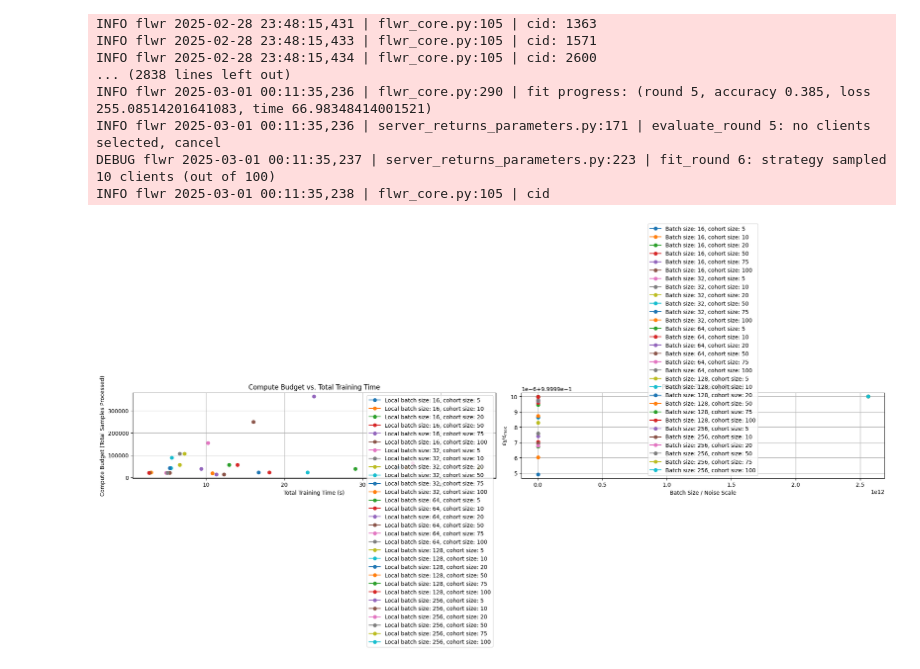
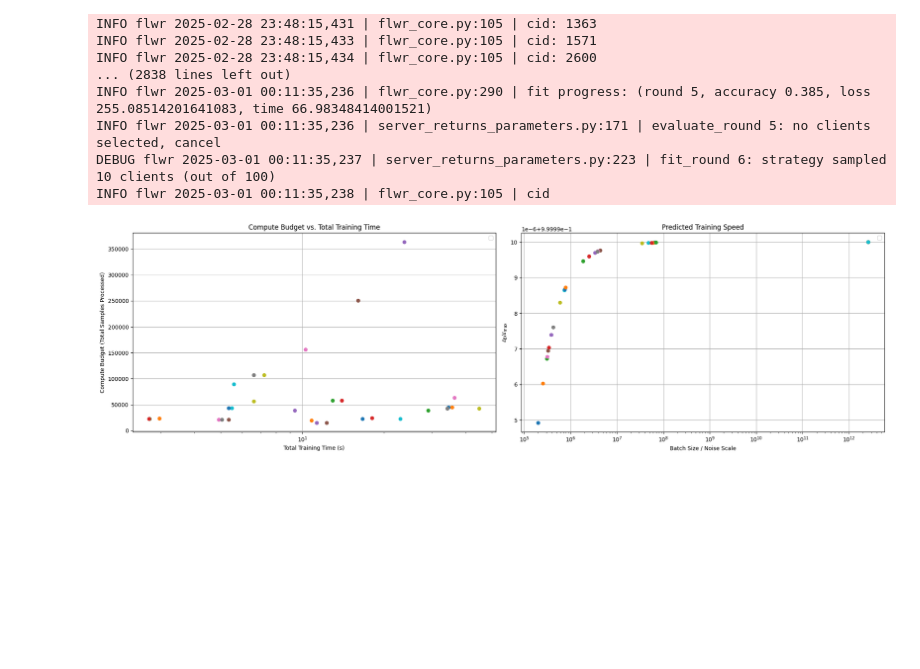
Before and after one commit to Lourencom/L361-FL-project, a Jupyter notebook: main.ipynb, the cells around one changed output. Cells and saved outputs as stored; diff of their text form; code cells hidden in the pictures; blank space fills up the shorter version.

```diff
--- a/main.ipynb
+++ b/main.ipynb
@@ -440,7 +446,9 @@ for batch_size, params, hist in total_batch_results:
     axes[0].plot(cumulative_time, total_samples, marker='o', label=f"Local batch size: {batch_size}")
 
 axes[0].set_xlabel("Total Training Time (s)")
+axes[0].set_xscale('log')
 axes[0].set_ylabel("Compute Budget (Total Samples Processed)")
+axes[0].set_yscale('log')
 axes[0].set_title("Compute Budget vs. Total Training Time")
 axes[0].legend()
 axes[0].grid(True)
@@ -460,7 +468,9 @@ for batch_size, params, hist in total_batch_results:
     axes[1].plot(x_axis, y_axis, marker='o', label=f"Batch size: {batch_size}")
 
 axes[1].set_xlabel("Batch Size / Noise Scale")
+axes[1].set_xscale('log')
 axes[1].set_ylabel(fr"${{\epsilon_\text{{B}}}} / {{\epsilon_\text{{max}}}}$")
+axes[1].set_yscale('log')
 axes[1].set_title("Predicted Training Speed")
 axes[1].legend()
 axes[1].grid(True)
@@ -544,6 +556,10 @@ INFO flwr 2025-02-28 22:28:56,097 | app.py:254 | app_fit: metrics_centralized {'
 # %%
 for cohort_size, parameters, hist in total_cohort_results:
     save_federated_experiment(f"federated_cohort_results_{cohort_size}.pkl", cohort_size, parameters, hist)
+# %%
+total_cohort_results = []
+for cohort_size in cohort_sizes:
+    total_cohort_results.append(load_federated_experiment(f"recent_correct_exps/federated_cohort_results_{cohort_size}.pkl"))
 # %%
 fig, axes = plt.subplots(1, 2, figsize=(20, 6))
 # Bottom-left: Compute Budget vs Training Time
@@ -563,7 +579,9 @@ for cohort_size, params, hist in total_cohort_results:
     axes[0].plot(cumulative_time, total_samples, marker='o', label=f"Local cohort size: {cohort_size}")
 
 axes[0].set_xlabel("Total Training Time (s)")
+axes[0].set_xscale('log')
 axes[0].set_ylabel("Compute Budget (Total Samples Processed)")
+axes[0].set_yscale('log')
 axes[0].set_title("Compute Budget vs. Total Training Time")
 axes[0].legend()
 axes[0].grid(True)
@@ -583,7 +601,9 @@ for cohort_size, params, hist in total_cohort_results:
     axes[1].plot(x_axis, y_axis, marker='o', label=f"Cohort size: {cohort_size}")
 
 axes[1].set_xlabel("Cohort Size / Noise Scale")
+axes[1].set_xscale('log')
 axes[1].set_ylabel(fr"${{\epsilon_\text{{B}}}} / {{\epsilon_\text{{max}}}}$")
+axes[1].set_yscale('log')
 axes[1].set_title("Predicted Training Speed")
 axes[1].legend()
 axes[1].grid(True)
@@ -626,7 +646,7 @@ for cohort_size, params, hist in total_cohort_results:
 total_mixed_results = []
 
 for batch_size, cohort_size in itertools.product(experiment_batch_sizes, cohort_sizes):
-    filename = f"federated_mixed_results_{batch_size}_{cohort_size}.pkl"
+    filename = f"recent_correct_exps/federated_mixed_results_{batch_size}_{cohort_size}.pkl"
     with open(filename, 'rb') as f:  # Note: 'rb' for binary read mode
         results_dict = pickle.load(f)
     results = (results_dict['batch_size'], results_dict['cohort_size'], results_dict['parameters_for_each_round'], results_dict['history'])
@@ -703,38 +723,42 @@ for batch_size, cohort_size, params, hist in total_mixed_results:
 
     cumulative_time = np.sum(times)
     total_samples = np.sum(samples)
-    axes[0].plot(cumulative_time, total_samples, marker='o', label=f"Local batch size: {batch_size}, cohort size: {cohort_size}")
+    axes[0].plot(cumulative_time, total_samples, marker='o')#, label=f"Local batch size: {batch_size}, cohort size: {cohort_size}")
 
 axes[0].set_xlabel("Total Training Time (s)")
+axes[0].set_xscale('log')
 axes[0].set_ylabel("Compute Budget (Total Samples Processed)")
 axes[0].set_title("Compute Budget vs. Total Training Time")
 axes[0].legend()
 axes[0].grid(True)
 
 # Bottom-right: Noise Scale Analysis
 for batch_size, cohort_size, params, hist in total_mixed_results:
     noise_scales = []
     for round_idx, round_metrics in hist.metrics_distributed_fit['noise_scale']:
         round_noise_scales = [ns for _, ns in round_metrics['all']]
         noise_scale = np.mean(round_noise_scales)
         noise_scales.append(noise_scale)
 
     avg_noise_scale = np.mean(noise_scales)
     x_axis = batch_size / (avg_noise_scale + 1e-10)
     y_axis = 1 / (1 + (avg_noise_scale / batch_size))
 
-    axes[1].plot(x_axis, y_axis, marker='o', label=f"Batch size: {batch_size}, cohort size: {cohort_size}")
+    axes[1].plot(x_axis, y_axis, marker='o')#, label=f"Batch size: {batch_size}, cohort size: {cohort_size}")
 
 axes[1].set_xlabel("Batch Size / Noise Scale")
+# x scale log
+axes[1].set_xscale('log')
+
 axes[1].set_ylabel(fr"${{\epsilon_\text{{B}}}} / {{\epsilon_\text{{max}}}}$")
 axes[1].set_title("Predicted Training Speed")
 axes[1].legend()
 axes[1].grid(True)
 
 plt.tight_layout()
 plt.show()
 # %% [output]
-[figure, old version]
+[figure, new version]
 # %%
 for batch_size, cohort_size, parameters, hist in total_mixed_results:
     save_file_name = f"federated_mixed_results_{batch_size}_{cohort_size}.pkl"
```
Also changed, not shown: parts of 11 cells of this notebook.
